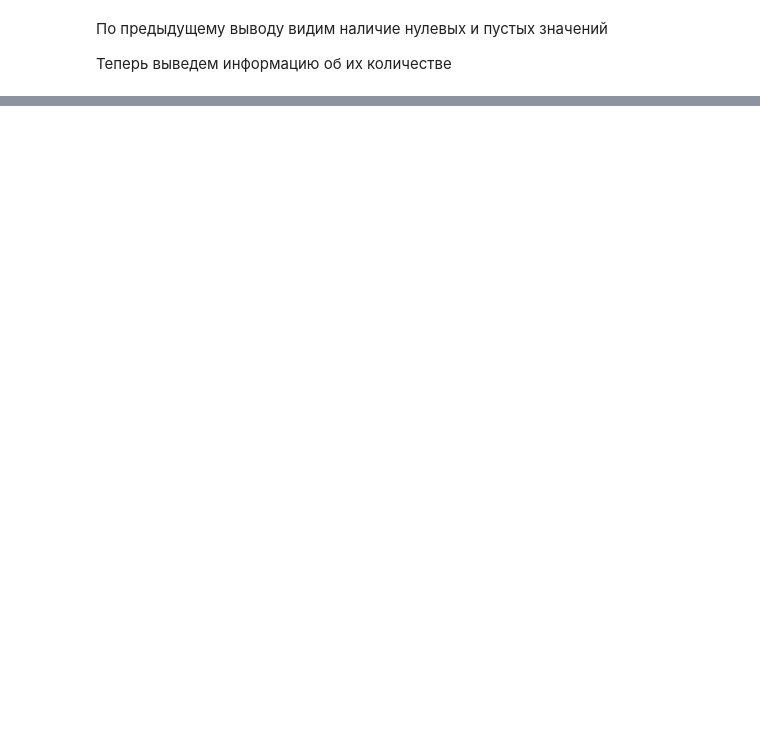
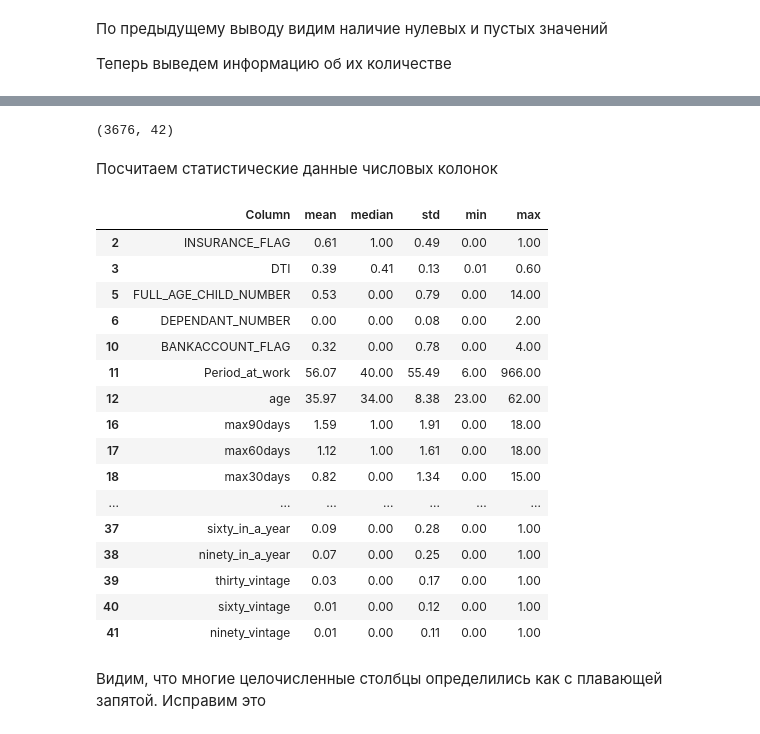
Before and after one commit to Deaacon/HW_1_2025-Roman_Dyakonov, a Jupyter notebook: solution.ipynb, the cells around one changed output, grey strips where cells are left out. Saved outputs shown, nothing was run; the diff lists cells and outputs as text; code cells hidden in the pictures; blank space fills up the shorter version.

```diff
--- a/solution.ipynb
+++ b/solution.ipynb
@@ -145,0 +131,58 @@ ninety_vintage:
+# %%
+data_df = data_df.drop(columns=['ID'], errors='ignore')
+
+data_df = data_df.dropna(subset=[
+    'if_zalog',
+    'dlq_exist',
+    'thirty_in_a_year',
+    'sixty_in_a_year',
+    'ninety_in_a_year',
+    'thirty_vintage',
+    'sixty_vintage',
+    'ninety_vintage'
+])
+data_df.shape
+# %% [output]
+(3676, 42)
+# %% [markdown]
+Посчитаем статистические данные числовых колонок
+# %%
+statistic_df = pd.DataFrame(columns=[
+    "Column", "mean", "median", "std", "min", "max"
+])
+
+for i, key in enumerate(data_df):
+    buf = data_df[key]
+    if buf.dtype == object:
+        continue
+
+    mean = buf.mean()
+    median = buf.median()
+    std = buf.std()
+    min_v = buf.min()
+    max_v = buf.max()
+
+    statistic_df.loc[i] = [key, mean, median, std, min_v, max_v]
+
+pd.set_option('display.float_format', '{:.2f}'.format)
+statistic_df
+# %% [output]
+|  | Column | mean | median | std | min | max |
+| 2 | INSURANCE_FLAG | 0.61 | 1.00 | 0.49 | 0.00 | 1.00 |
+| 3 | DTI | 0.39 | 0.41 | 0.13 | 0.01 | 0.60 |
+| 5 | FULL_AGE_CHILD_NUMBER | 0.53 | 0.00 | 0.79 | 0.00 | 14.00 |
+| 6 | DEPENDANT_NUMBER | 0.00 | 0.00 | 0.08 | 0.00 | 2.00 |
+| 10 | BANKACCOUNT_FLAG | 0.32 | 0.00 | 0.78 | 0.00 | 4.00 |
+| 11 | Period_at_work | 56.07 | 40.00 | 55.49 | 6.00 | 966.00 |
+| 12 | age | 35.97 | 34.00 | 8.38 | 23.00 | 62.00 |
+| 16 | max90days | 1.59 | 1.00 | 1.91 | 0.00 | 18.00 |
+| 17 | max60days | 1.12 | 1.00 | 1.61 | 0.00 | 18.00 |
+| 18 | max30days | 0.82 | 0.00 | 1.34 | 0.00 | 15.00 |
+| ... | ... | ... | ... | ... | ... | ... |
+| 37 | sixty_in_a_year | 0.09 | 0.00 | 0.28 | 0.00 | 1.00 |
+| 38 | ninety_in_a_year | 0.07 | 0.00 | 0.25 | 0.00 | 1.00 |
+| 39 | thirty_vintage | 0.03 | 0.00 | 0.17 | 0.00 | 1.00 |
+| 40 | sixty_vintage | 0.01 | 0.00 | 0.12 | 0.00 | 1.00 |
+| 41 | ninety_vintage | 0.01 | 0.00 | 0.11 | 0.00 | 1.00 |
+# %% [markdown]
+Видим, что многие целочисленные столбцы определились как с плавающей запятой. Исправим это
```
Also changed, not shown: parts of 11 cells of this notebook.
